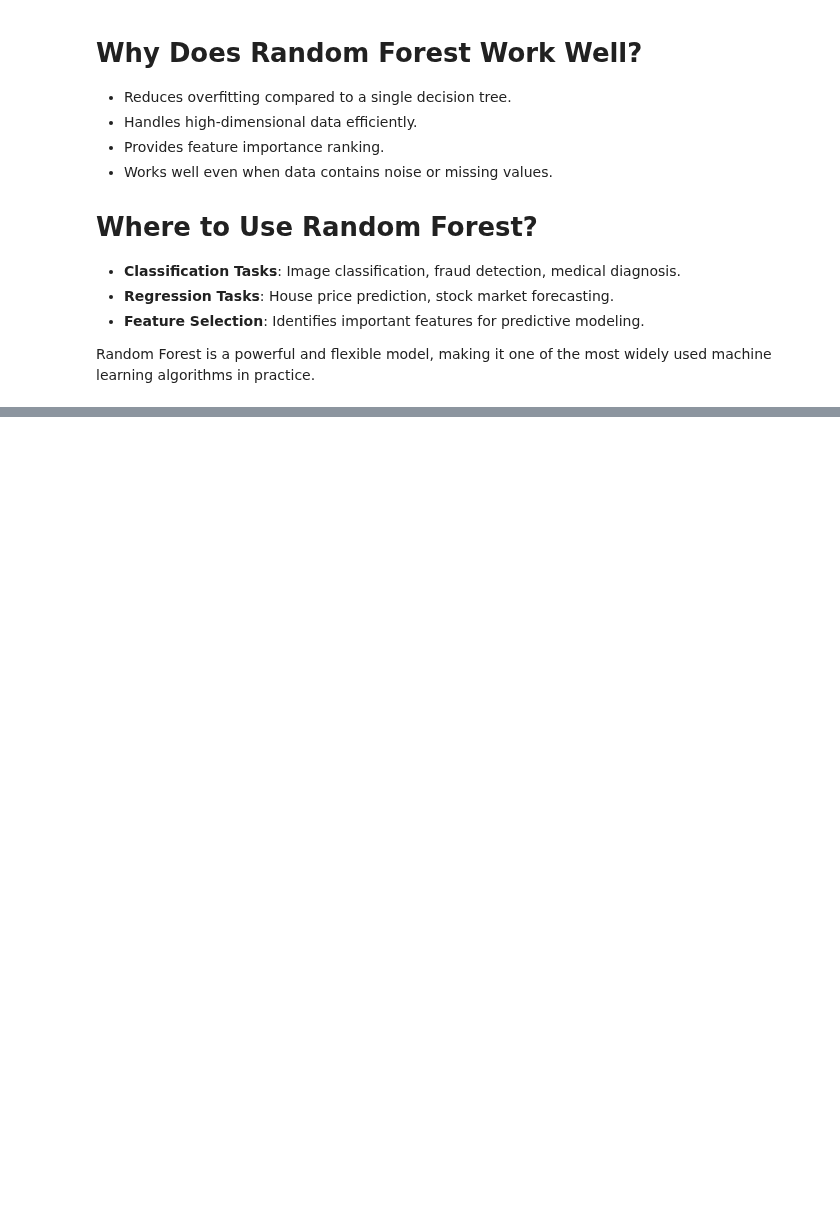
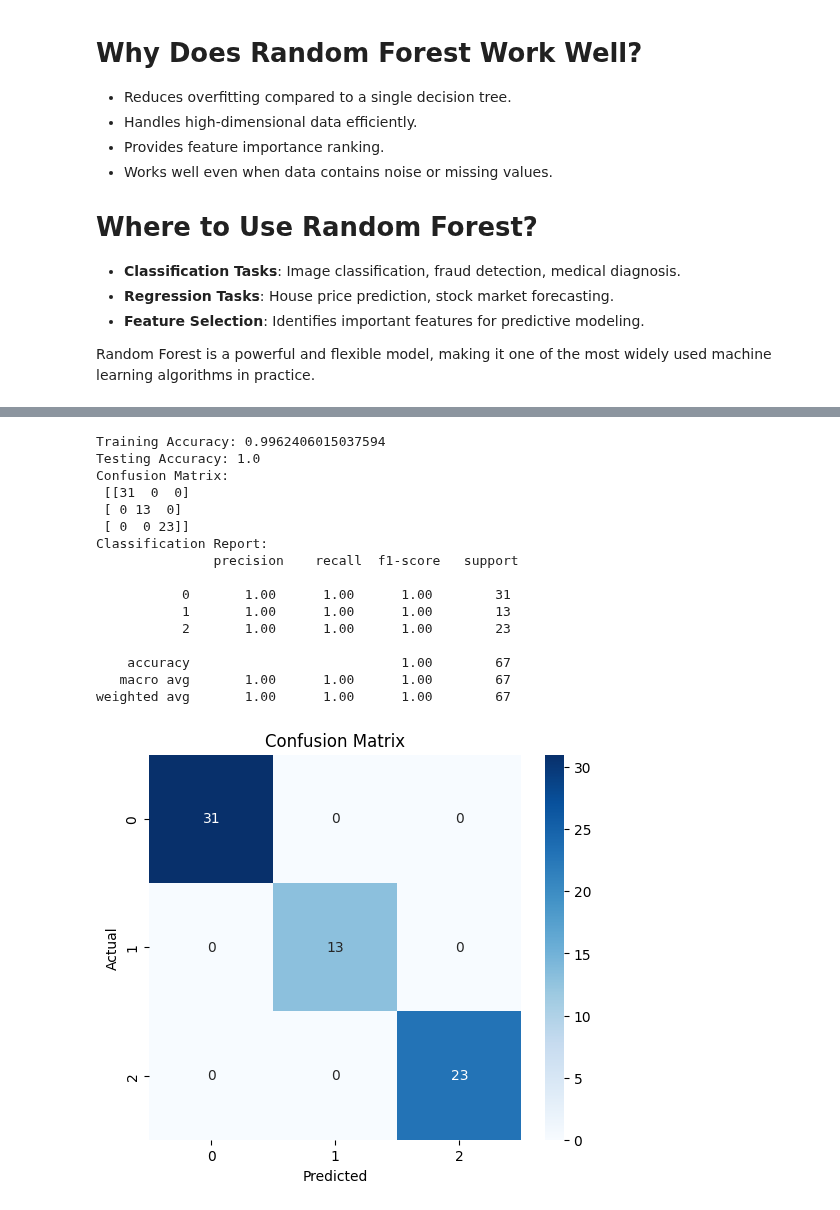
Before and after one commit to Ehtisham1053/Classification-ML-algorithms, a Jupyter notebook: Random_forest_Classification.ipynb, the cells around one changed output, grey strips where cells are left out. Drawn from its saved outputs; the diff is of its cells as text; code cells hidden in the pictures; blank space fills up the shorter version.

```diff
--- a/Random_forest_Classification.ipynb
+++ b/Random_forest_Classification.ipynb
@@ -168,0 +171,80 @@ Random Forest is a powerful and flexible model, making it one of the most widely
+# %%
+import numpy as np
+import matplotlib.pyplot as plt
+import seaborn as sns
+from sklearn.model_selection import train_test_split
+from sklearn.ensemble import RandomForestClassifier
+from sklearn.metrics import accuracy_score, confusion_matrix, classification_report
+from sklearn.decomposition import PCA
+
+class RandomForestModel:
+    def __init__(self, n_estimators=50, max_depth=5, max_features='sqrt', random_state=42):
+        self.model = RandomForestClassifier(n_estimators=n_estimators, max_depth=max_depth,
+                                            max_features=max_features, random_state=random_state)
+
+    def fit(self, X_train, y_train):
+        self.model.fit(X_train, y_train)
+
+    def predict(self, X):
+        return self.model.predict(X)
+
+    def evaluate(self, X_train, y_train, X_test, y_test):
+        y_train_pred = self.predict(X_train)
+        y_test_pred = self.predict(X_test)
+
+        train_acc = accuracy_score(y_train, y_train_pred)
+        test_acc = accuracy_score(y_test, y_test_pred)
+        cm = confusion_matrix(y_test, y_test_pred)
+        report = classification_report(y_test, y_test_pred)
+
+        print("Training Accuracy:", train_acc)
+        print("Testing Accuracy:", test_acc)
+        print("Confusion Matrix:\n", cm)
+        print("Classification Report:\n", report)
+
+        self.plot_confusion_matrix(cm, y_test)
+
+        return train_acc, test_acc, cm, report
+
+    def plot_confusion_matrix(self, cm, y_test):
+        labels = np.unique(y_test)  # Get unique class labels
+        plt.figure(figsize=(6,5))
+        sns.heatmap(cm, annot=True, fmt='d', cmap='Blues', xticklabels=labels, yticklabels=labels)
+        plt.xlabel("Predicted")
+        plt.ylabel("Actual")
+        plt.title("Confusion Matrix")
+        plt.show()
+
+    def plot_decision_boundary(self, X, y):
+        pca = PCA(n_components=2)
+        X_pca = pca.fit_transform(X)
+        xx, yy = np.meshgrid(np.linspace(X_pca[:,0].min()-1, X_pca[:,0].max()+1, 100),
+                             np.linspace(X_pca[:,1].min()-1, X_pca[:,1].max()+1, 100))
+        Z = self.predict(pca.inverse_transform(np.c_[xx.ravel(), yy.ravel()]))
+        Z = Z.reshape(xx.shape)
+
+        plt.figure(figsize=(8,6))
+        plt.contourf(xx, yy, Z, alpha=0.3, cmap='coolwarm')
+        sns.scatterplot(x=X_pca[:,0], y=X_pca[:,1], hue=y, palette='coolwarm', edgecolor='k')
+        plt.xlabel("PCA Component 1")
+        plt.ylabel("PCA Component 2")
+        plt.title("Decision Boundary of Random Forest Classifier")
+        plt.show()
+# %% [output]
+Training Accuracy: 0.9962406015037594
+Testing Accuracy: 1.0
+Confusion Matrix:
+ [[31  0  0]
+ [ 0 13  0]
+ [ 0  0 23]]
+Classification Report:
+               precision    recall  f1-score   support
+
+           0       1.00      1.00      1.00        31
+           1       1.00      1.00      1.00        13
+           2       1.00      1.00      1.00        23
+
+    accuracy                           1.00        67
+   macro avg       1.00      1.00      1.00        67
+weighted avg       1.00      1.00      1.00        67
+[figure, added]
```
Also changed, not shown: parts of 3 cells of this notebook.
